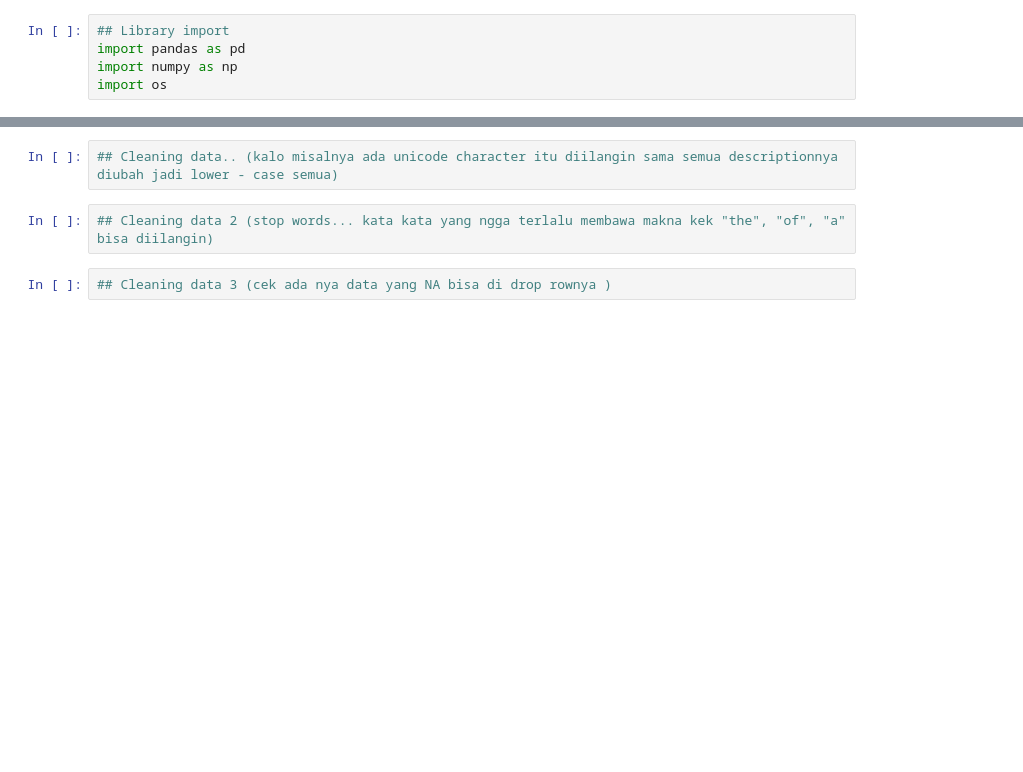
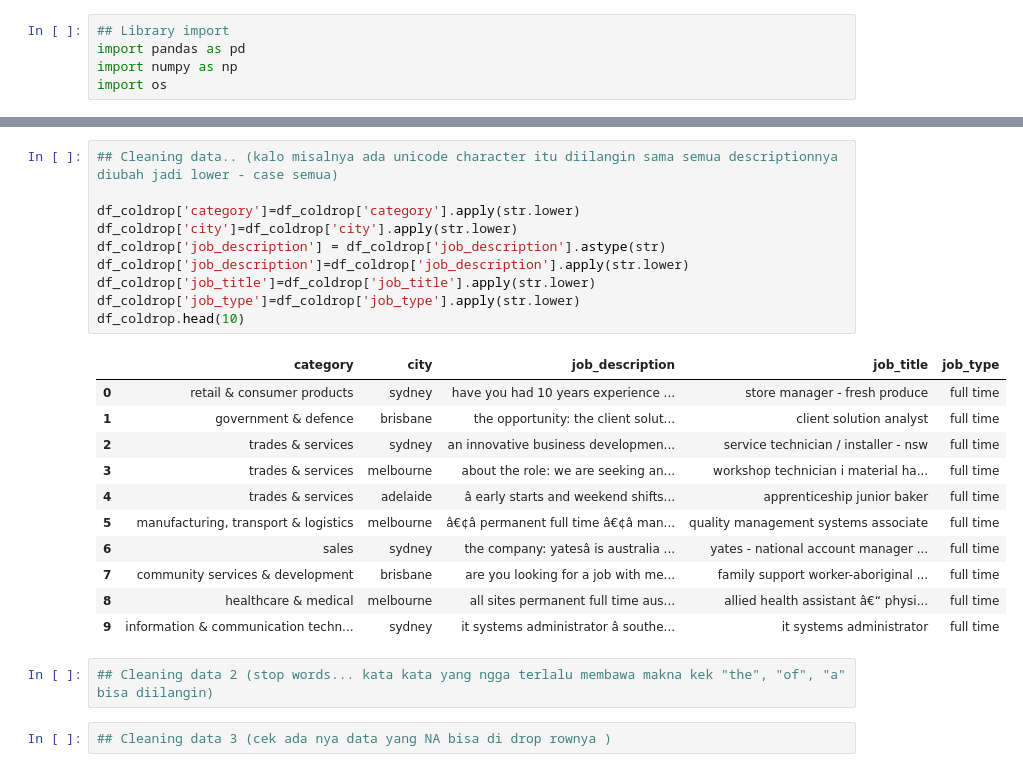
Before and after one commit to ramadhanaraz/distilBERT-bangkit, a Jupyter notebook: notebook/data_cleaning.ipynb, the cells around one changed output, grey strips where cells are left out. Saved outputs shown, nothing was run; the diff lists cells and outputs as text; blank space fills up the shorter version.

```diff
--- a/notebook/data_cleaning.ipynb
+++ b/notebook/data_cleaning.ipynb
@@ -82,5 +69,25 @@ df_coldrop.query("category=='Trades & Services' and city=='Melbourne'")
 # %%
 ## Cleaning data.. (kalo misalnya ada unicode character itu diilangin sama semua descriptionnya diubah jadi lower - case semua)
+
+df_coldrop['category']=df_coldrop['category'].apply(str.lower)
+df_coldrop['city']=df_coldrop['city'].apply(str.lower)
+df_coldrop['job_description'] = df_coldrop['job_description'].astype(str)
+df_coldrop['job_description']=df_coldrop['job_description'].apply(str.lower)
+df_coldrop['job_title']=df_coldrop['job_title'].apply(str.lower)
+df_coldrop['job_type']=df_coldrop['job_type'].apply(str.lower)
+df_coldrop.head(10)
+# %% [output]
+|  | category | city | job_description | job_title | job_type |
+| 0 | retail & consumer products | sydney | have you had 10 years experience ... | store manager - fresh produce | full time |
+| 1 | government & defence | brisbane | the opportunity: the client solut... | client solution analyst | full time |
+| 2 | trades & services | sydney | an innovative business developmen... | service technician / installer - nsw | full time |
+| 3 | trades & services | melbourne | about the role: we are seeking an... | workshop technician i material ha... | full time |
+| 4 | trades & services | adelaide | â early starts and weekend shifts... | apprenticeship junior baker | full time |
+| 5 | manufacturing, transport & logistics | melbourne | â€¢â permanent full time â€¢â man... | quality management systems associate | full time |
+| 6 | sales | sydney | the company: yatesâ is australia ... | yates - national account manager ... | full time |
+| 7 | community services & development | brisbane | are you looking for a job with me... | family support worker-aboriginal ... | full time |
+| 8 | healthcare & medical | melbourne | all sites permanent full time aus... | allied health assistant â€“ physi... | full time |
+| 9 | information & communication techn... | sydney | it systems administrator â southe... | it systems administrator | full time |
 # %%
 ## Cleaning data 2 (stop words... kata kata yang ngga terlalu membawa makna kek "the", "of", "a" bisa diilangin)
 # %%
```
Also changed, not shown: parts of 5 cells of this notebook.
